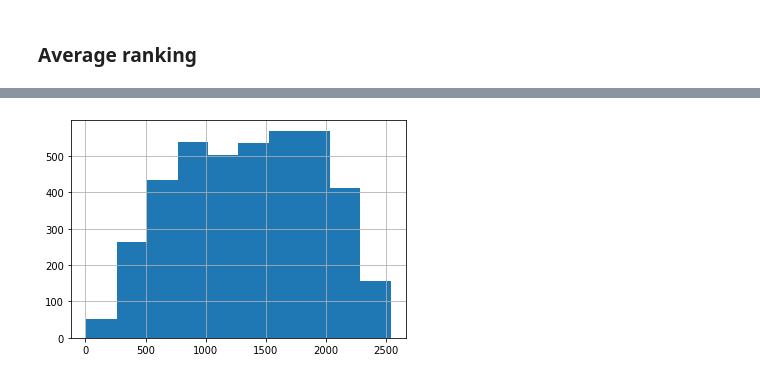
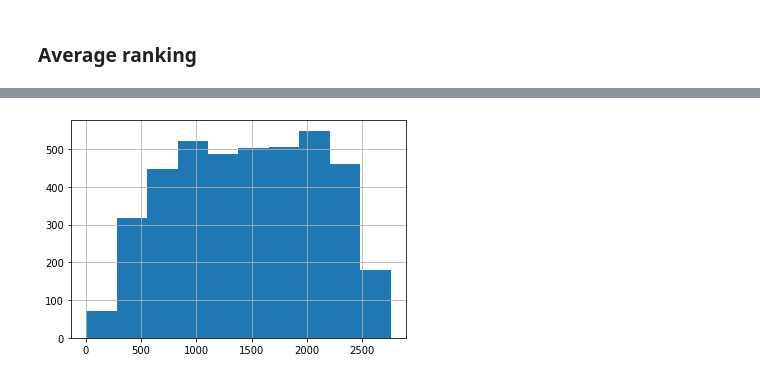
Before and after one commit to Dosann/Social-network-analysis, a Jupyter notebook: Untitled.ipynb, the cells around one changed output, grey strips where cells are left out. Drawn from its saved outputs; the diff is of its cells as text; code cells hidden in the pictures.

```diff
--- a/Untitled.ipynb
+++ b/Untitled.ipynb
@@ -225,6 +245,7 @@ centrality_summary
 # %% [markdown]
 ### Ranking centrality
 # %%
+centrality_summary.set_index('node', inplace=True)
 centrality_ranks = centrality_summary.rank(ascending=False,
                                            numeric_only=True,
                                            method='dense').astype(int)
@@ -245,0 +268,7 @@ centrality_ranks.sort_values('degree_centrality')
+# %%
+uncunconstraint_centrality_df_index = unconstraint_centrality_df.set_index('node')
+unconstraint_ranks = uncunconstraint_centrality_df_index.rank(ascending=True,
+                                                              numeric_only=True,
+                                                              method='dense').astype(int)
+
+unconstraint_ranks.sort_values('unconstraint_centrality')
@@ -246,2 +290,4 @@ centrality_ranks.sort_values('degree_centrality')
+# %%
+centrality_all_ranks = centrality_ranks.join(unconstraint_ranks)
 # %% [markdown]
 ### Average ranking
@@ -265,0 +294,3 @@ average_ranks.sort_values('average_rank').reset_index(drop=True)
+# %%
+centrality_all_ranks['average_rank'] = round(centrality_all_ranks.mean(axis=1)).astype(int)
+centrality_all_ranks.sort_values('average_rank')
@@ -266,4 +312,4 @@ average_ranks.sort_values('average_rank').reset_index(drop=True)
 # %%
-average_ranks.average_rank.hist();
+centrality_all_ranks.average_rank.hist();
 # %% [output]
-[figure, old version]
+[figure, new version]
```
Also changed, not shown: parts of 14 cells of this notebook, 1 other file.
